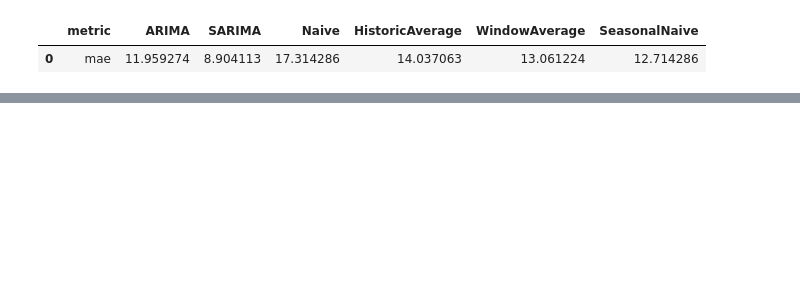
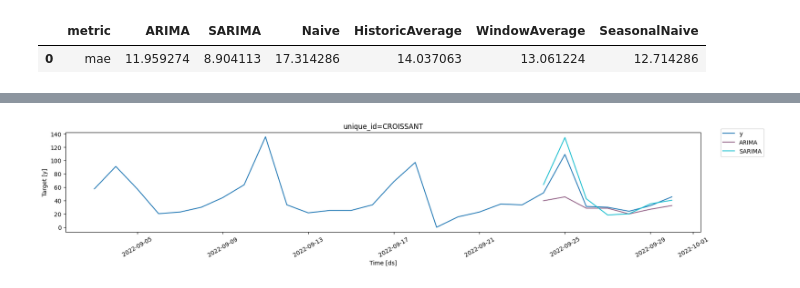
Before and after one commit to zhukeshhhh/time-series-forecasting, a Jupyter notebook: bakery-forecasting.ipynb, the cells around one changed output, grey strips where cells are left out. Cells and saved outputs as stored; diff of their text form; code cells hidden in the pictures; blank space fills up the shorter version.

```diff
--- a/bakery-forecasting.ipynb
+++ b/bakery-forecasting.ipynb
@@ -141,0 +144,9 @@ plot_series(
+# %%
+plot_series(
+    df=df,
+    forecasts_df=arima_preds,
+    ids=["CROISSANT"],
+    max_insample_length=28,
+)
+# %% [output]
+[figure, added]
```
Also changed, not shown: parts of 6 cells of this notebook.
